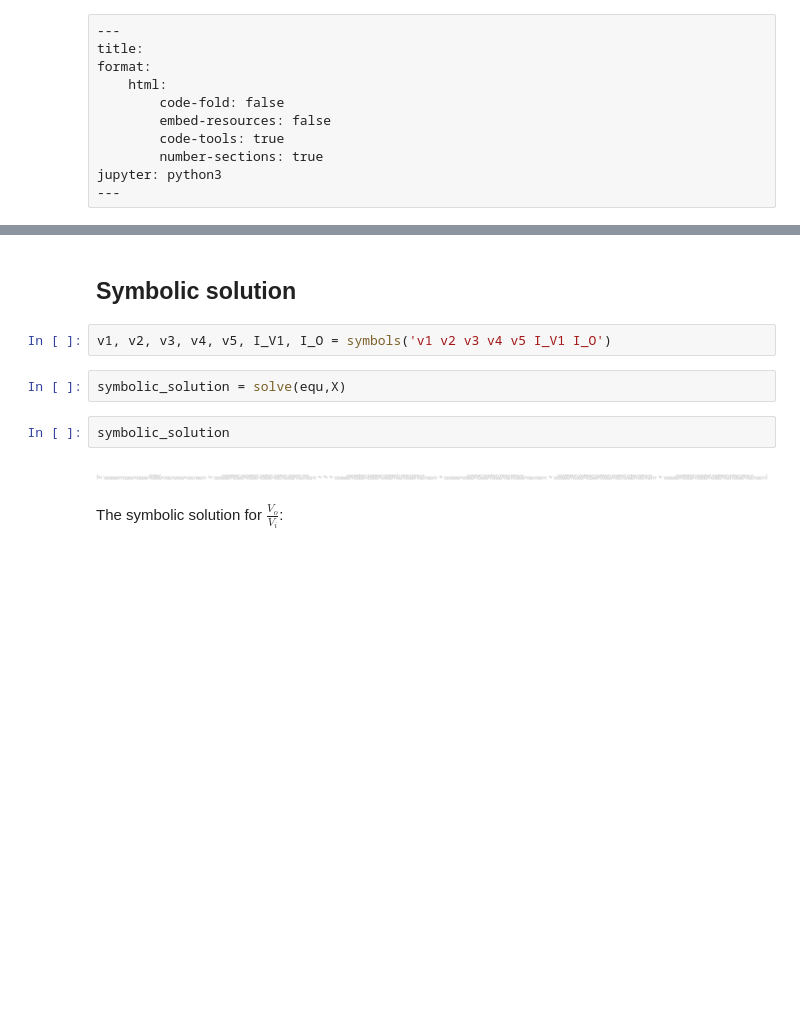
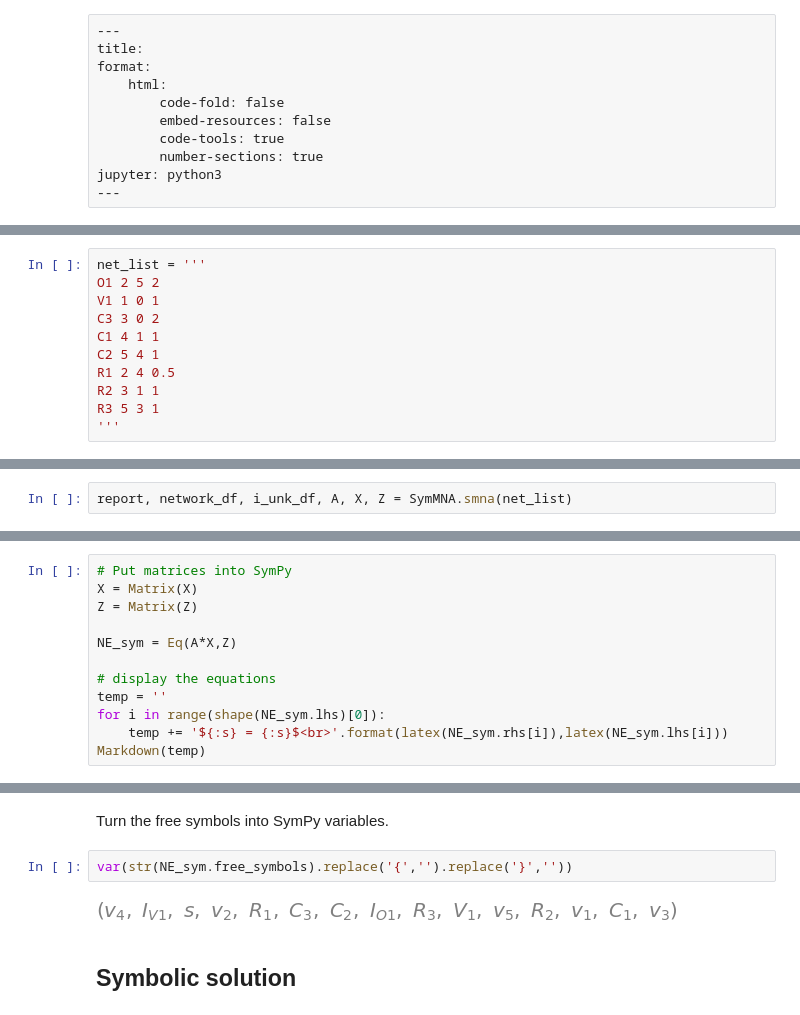
Before and after one commit to Tiburonboy/Symbolic-Modified-Nodal-Analysis-using-Python, a Jupyter notebook: backup/2nd_order_BRF.ipynb, the cells around one changed output, grey strips where cells are left out. Cells and saved outputs as stored; diff of their text form; blank space fills up the shorter version.

```diff
--- a/backup/2nd_order_BRF.ipynb
+++ b/backup/2nd_order_BRF.ipynb
@@ -942,0 +46,11 @@ $\displaystyle \left[\begin{matrix}- C_{1} s v_{4} + I_{V1} + v_{1} \left(C_{1}
+# %%
+net_list = '''
+O1 2 5 2
+V1 1 0 1
+C3 3 0 2
+C1 4 1 1
+C2 5 4 1
+R1 2 4 0.5
+R2 3 1 1
+R3 5 3 1
+'''
@@ -942,0 +59,2 @@ $\displaystyle \left[\begin{matrix}- C_{1} s v_{4} + I_{V1} + v_{1} \left(C_{1}
+# %%
+report, network_df, i_unk_df, A, X, Z = SymMNA.smna(net_list)
@@ -942,0 +63,12 @@ $\displaystyle \left[\begin{matrix}- C_{1} s v_{4} + I_{V1} + v_{1} \left(C_{1}
+# %%
+# Put matrices into SymPy
+X = Matrix(X)
+Z = Matrix(Z)
+
+NE_sym = Eq(A*X,Z)
+
+# display the equations
+temp = ''
+for i in range(shape(NE_sym.lhs)[0]):
+    temp += '${:s} = {:s}$<br>'.format(latex(NE_sym.rhs[i]),latex(NE_sym.lhs[i]))
+Markdown(temp)
@@ -943,12 +77,8 @@ $\displaystyle \left[\begin{matrix}- C_{1} s v_{4} + I_{V1} + v_{1} \left(C_{1}
+# %% [markdown]
+Turn the free symbols into SymPy variables.
+# %%
+var(str(NE_sym.free_symbols).replace('{','').replace('}',''))
+# %% [output]
+[figure, added]
 # %% [markdown]
 ## Symbolic solution
-# %%
-v1, v2, v3, v4, v5, I_V1, I_O = symbols('v1 v2 v3 v4 v5 I_V1 I_O')
-# %%
-symbolic_solution = solve(equ,X)
-# %%
-symbolic_solution
-# %% [output]
-[figure, removed]
-# %% [markdown]
-The symbolic solution for $\frac {V_o}{V_i}$:
```
Also changed, not shown: parts of 123 cells of this notebook, 32 other files.
